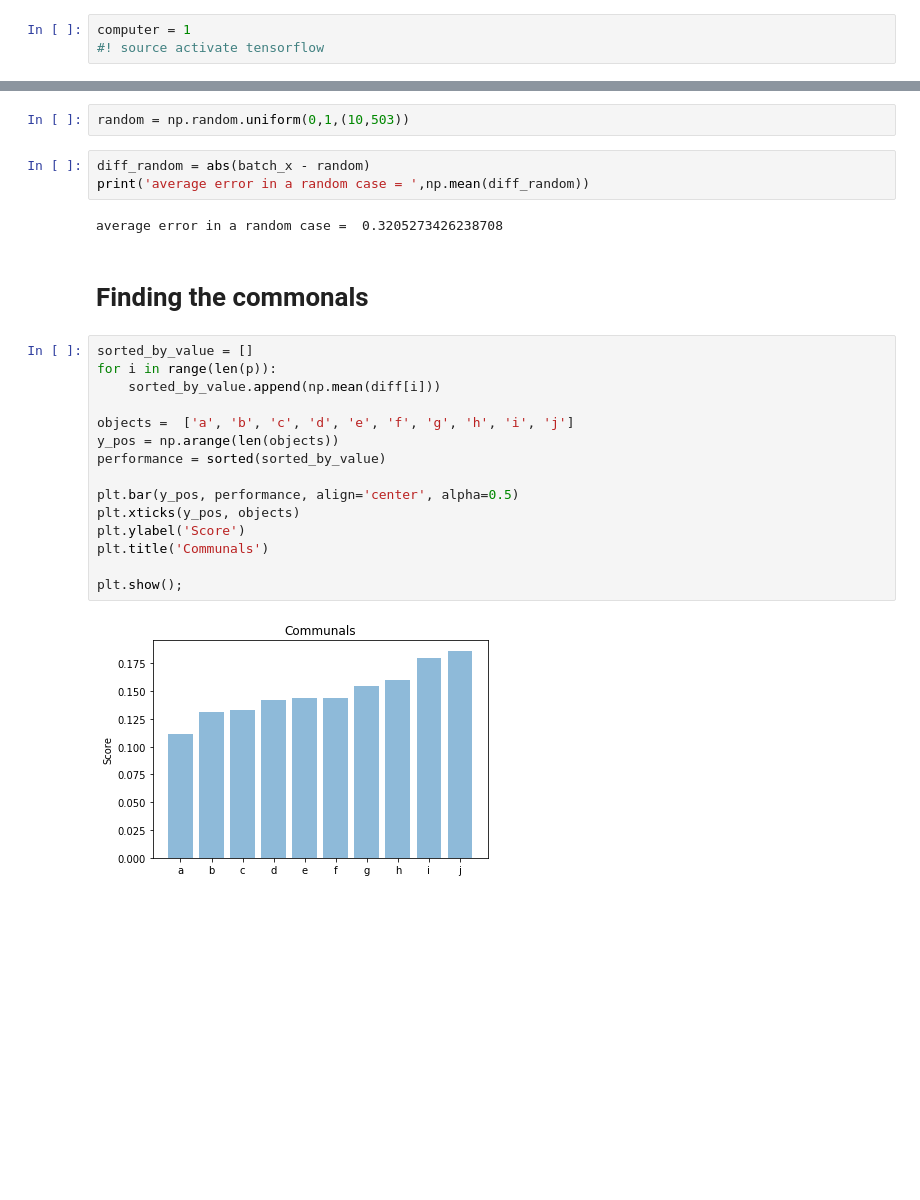
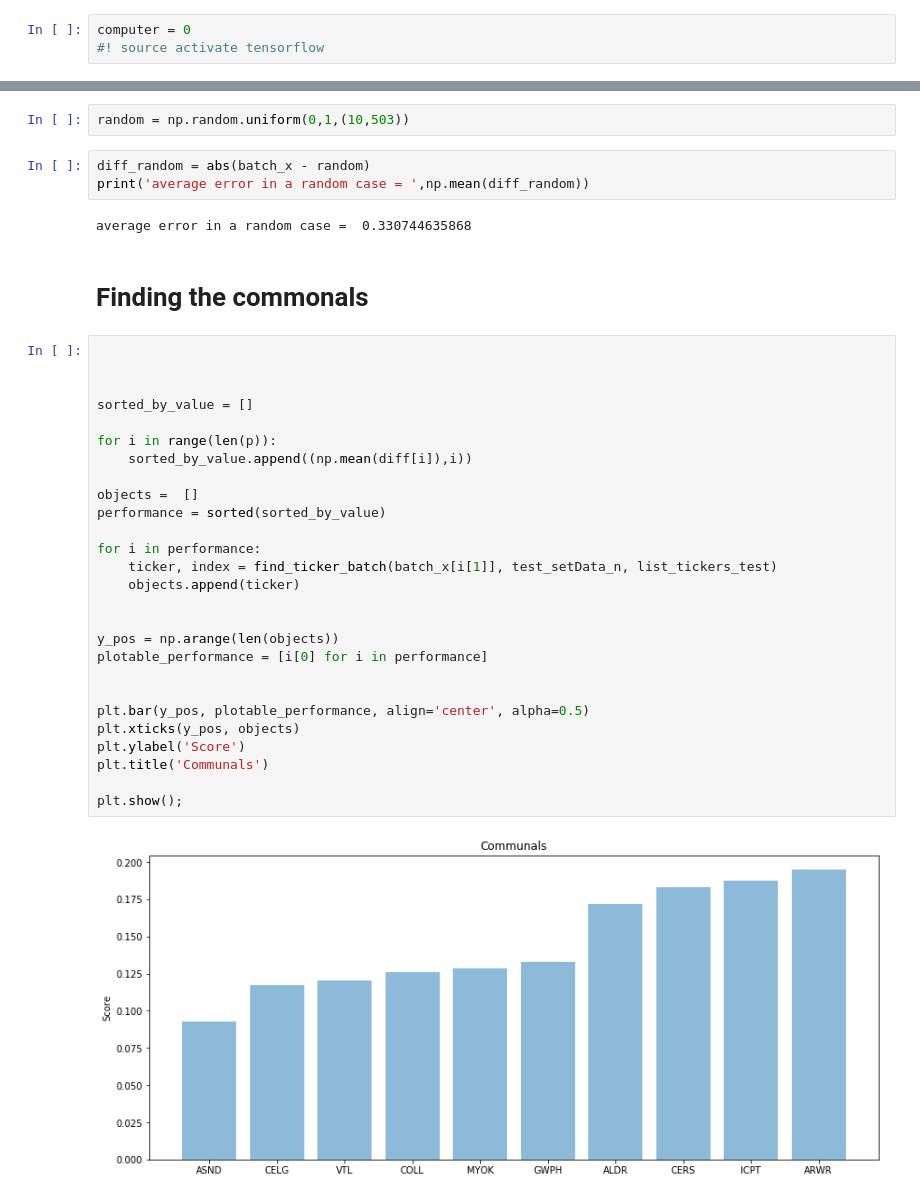
Before and after one commit to DLColumbia/DeepLearning_for_finance, a Jupyter notebook: autoencoder_2_20_18_tensorboard.ipynb, the cells around one changed output, grey strips where cells are left out. Cells and saved outputs as stored; diff of their text form; blank space fills up the shorter version.

```diff
--- a/autoencoder_2_20_18_tensorboard.ipynb
+++ b/autoencoder_2_20_18_tensorboard.ipynb
@@ -1,7 +1,7 @@
 # %% [markdown]
 # Are you on PC or MAC? pc = 0, mac = 1
 # %%
-computer = 1
+computer = 0
 #! source activate tensorflow
 # %% [markdown]
 # 1) Libraries
@@ -566,23 +567,35 @@ random = np.random.uniform(0,1,(10,503))
 diff_random = abs(batch_x - random)
 print('average error in a random case = ',np.mean(diff_random))
 # %% [output]
-average error in a random case =  0.3205273426238708
+average error in a random case =  0.330744635868
 # %% [markdown]
 # Finding the commonals
 # %%
+
+
+
 sorted_by_value = []
+
 for i in range(len(p)):
-    sorted_by_value.append(np.mean(diff[i]))
+    sorted_by_value.append((np.mean(diff[i]),i))
 
-objects =  ['a', 'b', 'c', 'd', 'e', 'f', 'g', 'h', 'i', 'j']
-y_pos = np.arange(len(objects))
+objects =  []
 performance = sorted(sorted_by_value)
 
-plt.bar(y_pos, performance, align='center', alpha=0.5)
+for i in performance:
+    ticker, index = find_ticker_batch(batch_x[i[1]], test_setData_n, list_tickers_test)
+    objects.append(ticker)
+
+
+y_pos = np.arange(len(objects))
+plotable_performance = [i[0] for i in performance]
+
+
+plt.bar(y_pos, plotable_performance, align='center', alpha=0.5)
 plt.xticks(y_pos, objects)
 plt.ylabel('Score')
 plt.title('Communals')
 
 plt.show();
 # %% [output]
-[figure, old version]
+[figure, new version]
```
Also changed, not shown: parts of 8 cells of this notebook.
